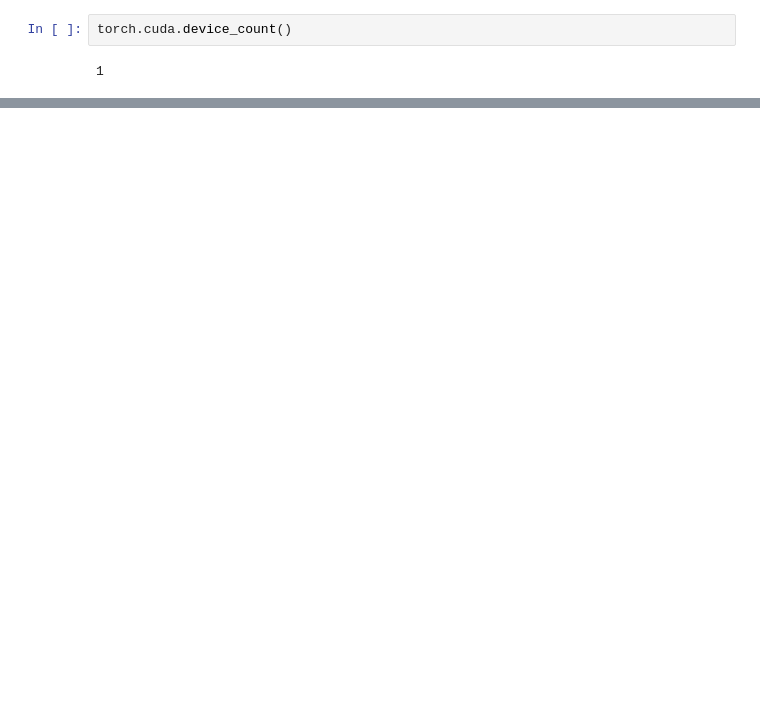
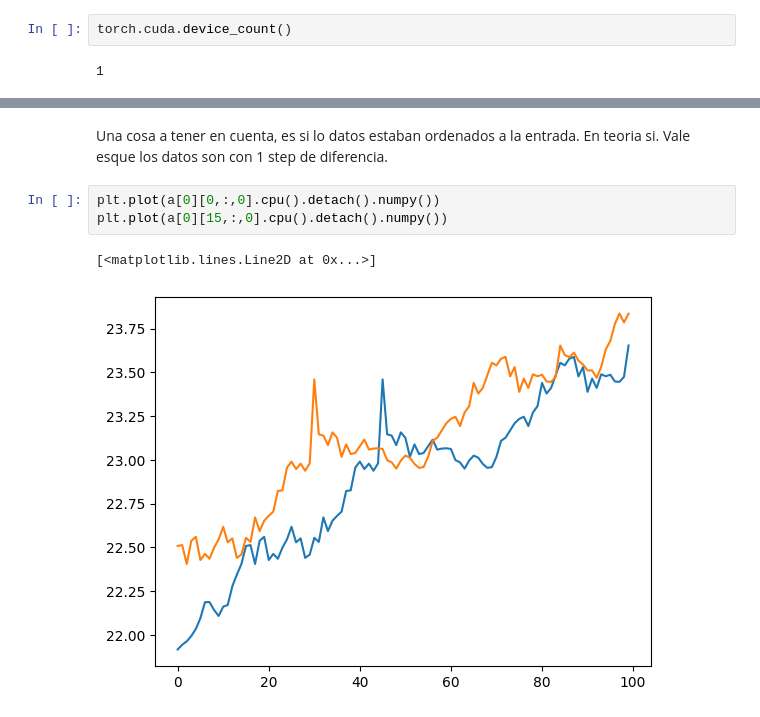
Before and after one commit to ArturoSirvent/TFM, a Jupyter notebook: 1-AnomalyTranformer_MIO/analysis_resultados_2-entrenamiento_PSM.ipynb, the cells around one changed output, grey strips where cells are left out. Saved outputs shown, nothing was run; the diff lists cells and outputs as text; blank space fills up the shorter version.

```diff
--- a/1-AnomalyTranformer_MIO/analysis_resultados_2-entrenamiento_PSM.ipynb
+++ b/1-AnomalyTranformer_MIO/analysis_resultados_2-entrenamiento_PSM.ipynb
@@ -211,0 +258,8 @@ torch.cuda.device_count()
+# %% [markdown]
+Una cosa a tener en cuenta, es si lo datos estaban ordenados a la entrada. En teoria si. Vale esque los datos son con 1 step de diferencia.
+# %%
+plt.plot(a[0][0,:,0].cpu().detach().numpy())
+plt.plot(a[0][15,:,0].cpu().detach().numpy())
+# %% [output]
+[<matplotlib.lines.Line2D at 0x...>]
+[figure, added]
```
Also changed, not shown: parts of 29 cells of this notebook.
